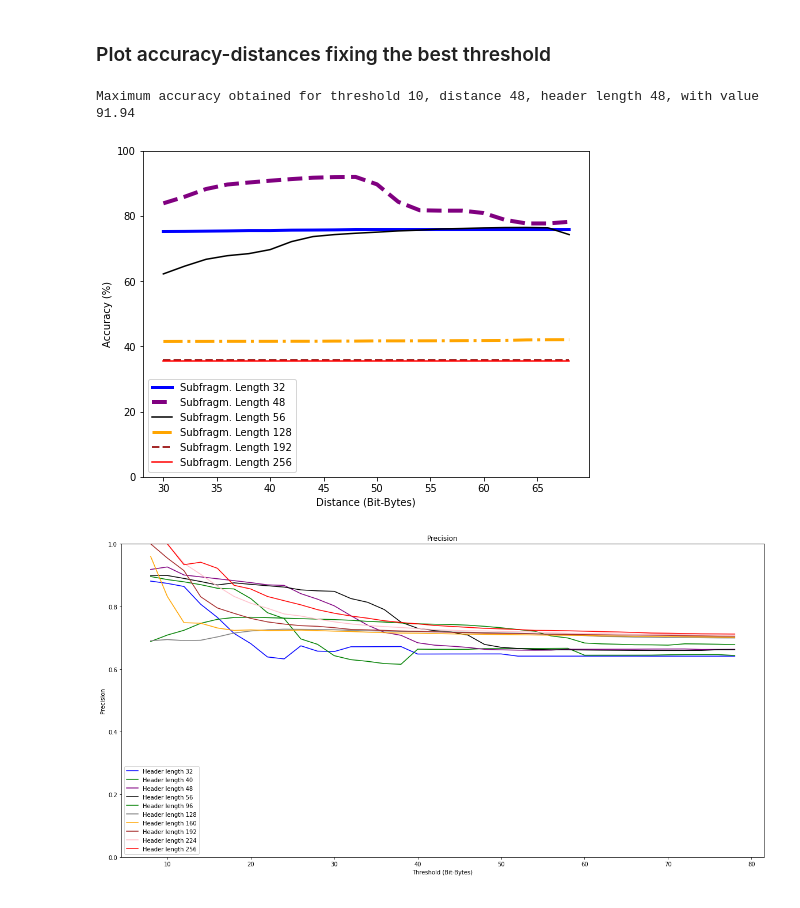
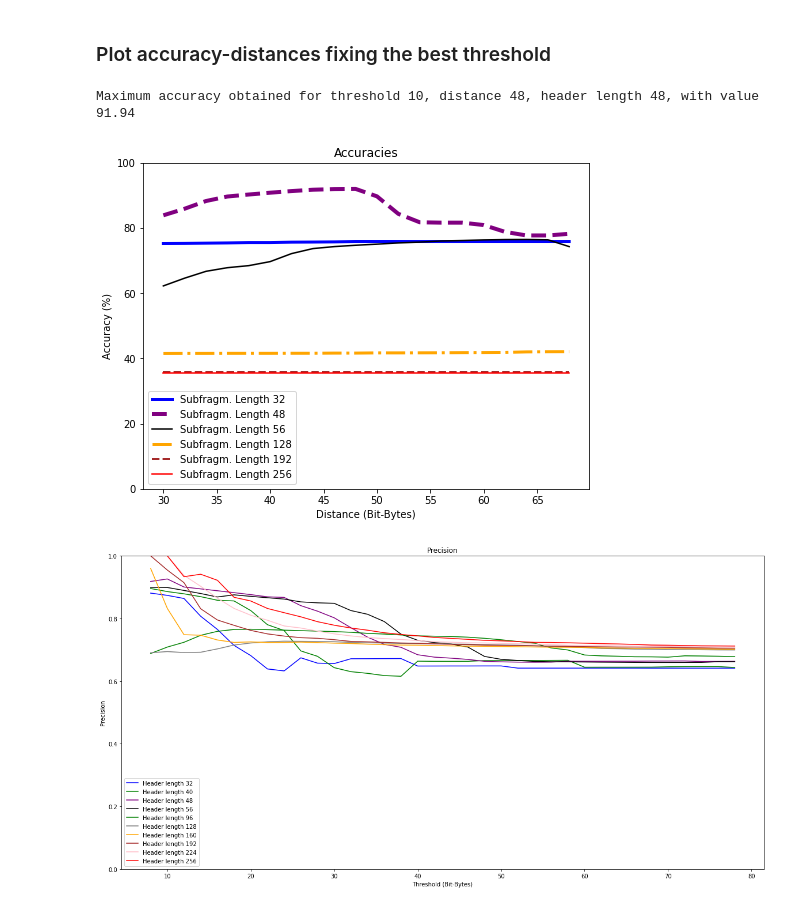
Before and after one commit to gomitolof/DAA-for-Ransomware-detection, a Jupyter notebook: models_mix/3F_mix_avg.ipynb, the cells around one changed output. Saved outputs shown, nothing was run; the diff lists cells and outputs as text; code cells hidden in the pictures.

```diff
--- a/models_mix/3F_mix_avg.ipynb
+++ b/models_mix/3F_mix_avg.ipynb
@@ -324,32 +324,32 @@ Maximum accuracy obtained for threshold 10, distance 48, header length 48, with
 # %%
 ind = np.unravel_index(np.argmax(acc_des, axis=None), acc_des.shape)
 t = ind[0]
 print("Maximum accuracy obtained for threshold %2d, distance %2d, header length %2d, with value %3.2f" % (thresholds[ind[0]], distances[ind[1]], 8*(ind[2]+1), acc_des[ind]))
 
 # Accuracy = (TP+TN)/(TP+TN+FP+FN)
 hl_dist = acc_des.transpose()
 
 # Plot of the accuracies obtained using different threshold and different header lengths
 plt.figure(figsize=(8,6))
-#plt.title("Accuracies")
+plt.title("Accuracies")
 plt.xlabel("Distance (Bit-Bytes)")
 plt.ylabel("Accuracy (%)")
 plt.plot(distances, hl_dist[3,:,t], color="blue",linewidth=3,linestyle='-', label="Subfragm. Length 32")
 #plt.plot(thresholds, hl_thresh[4][d], color="green", label="Length 40")
 plt.plot(distances, hl_dist[5,:,t], color="purple",linewidth=4,linestyle='--', label="Subfragm. Length 48")
 plt.plot(distances, hl_dist[6,:,t], color="black",linewidth=1.5,linestyle='-', label="Subfragm. Length 56")
 plt.plot(distances, hl_dist[15,:,t], color="orange",linewidth=3,linestyle='-.', label="Subfragm. Length 128")
 #plt.plot(thresholds, hl_thresh[19][d], color="orange", label="Fragm. length 160")
 plt.plot(distances, hl_dist[23,:,t], color="brown",linewidth=2,linestyle='--', label="Subfragm. Length 192")
 #plt.plot(thresholds, hl_thresh[27][d], color="pink", label="Fragm. length 224")
 plt.plot(distances, hl_dist[31,:,t], color="red",linewidth=1.5,linestyle='-', label="Subfragm. Length 256")
 plt.legend()
 plt.ylim([0, 100])
 plt.savefig('../Img/acc_3F_mix_dist.pdf')
 plt.show()
 # %% [output]
 Maximum accuracy obtained for threshold 10, distance 48, header length 48, with value 91.94
-[figure, old version]
+[figure, new version]
 # %%
 #Precision = TP/TP+FP
 
```
Also changed, not shown: 5 other files.
